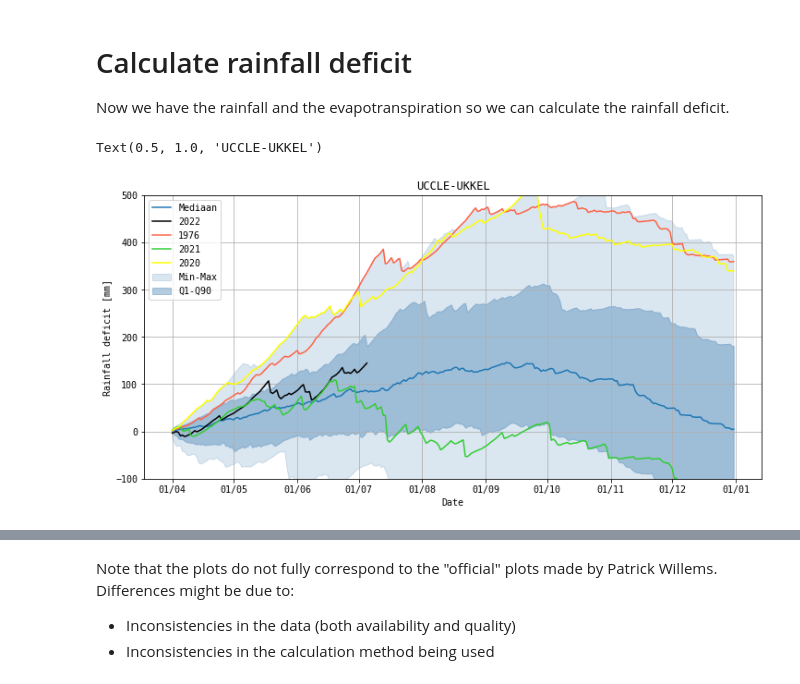
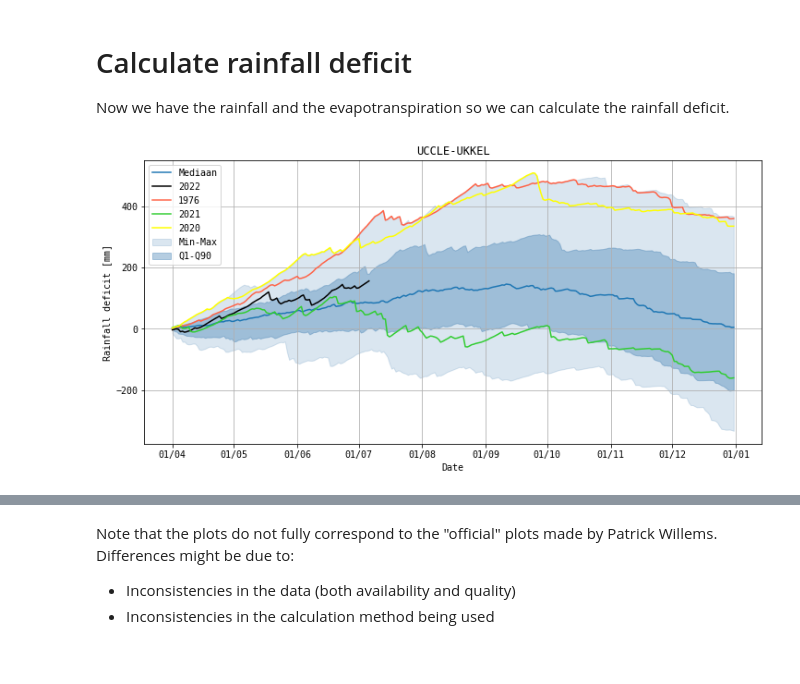
Before and after one commit to TimFranken/openkmi, a Jupyter notebook: examples/tutorial_neerslag_overschot.ipynb, the cells around one changed output, grey strips where cells are left out. Drawn from its saved outputs; the diff is of its cells as text; code cells hidden in the pictures.

```diff
--- a/examples/tutorial_neerslag_overschot.ipynb
+++ b/examples/tutorial_neerslag_overschot.ipynb
@@ -89,13 +111,14 @@ df = kmi.get_data(station_code, start_date='1950-01-01T00:00:00', end_date= date
 df.loc[df['humidity_relative'] > 100, 'humidity_relative'] = 100
 # %%
 # Transform to daily mean, min and max values
-df_d = df.resample('d').mean()[['temp', 'wind_speed', 'sun_duration_24hours']]
+df_d = df.resample('d').mean()[['temp', 'wind_speed', 'sun_duration_24hours', 'short_wave_from_sky_24hours']]
 df_d['tmin'] = df.resample('d').min()['temp']
 df_d['tmax'] = df.resample('d').max()['temp']
 df_d['rh_min'] = df.resample('d').min()['humidity_relative']
 df_d['rh_max'] = df.resample('d').max()['humidity_relative']
 # Sun duration is in minutes while we need it in hours
 df_d['sun_duration_24hours'] = df_d['sun_duration_24hours'] / 60
+df_d['short_wave_from_sky_24hours'] = df_d['short_wave_from_sky_24hours'] * 1e-6
 df_d['doy'] = df_d.index.dayofyear
 # %%
 # Filling some "smaller" gaps
@@ -137,13 +161,13 @@ Important to note that for sun_duration and RH we only have data from 2015 and 1
 ## Calculation
 # %%
 # This function uses pyeto to calculate the penman-monteith evp for Uccle
-def get_montheith_evp(tmin, tmax, rh_min, rh_max, tmean, sunshine_hours, day_of_year, ws, altitude=100, lat=50.48):
+def get_montheith_evp(tmin, tmax, rh_min, rh_max, tmean, sunshine_hours, day_of_year, ws, short_wave_from_sky, altitude=100, lat=50.48):
     svp_tmin = pyeto.svp_from_t(tmin)
     svp_tmax = pyeto.svp_from_t(tmax)
-    # If RH not availble that we use tmin instead of RH
     if not np.isnan(rh_max) and not np.isnan(rh_max):
         ea = pyeto.avp_from_rhmin_rhmax(svp_tmin, svp_tmax, rh_min, rh_max)
     else:
+        # If RH not availble that we use tmin instead of RH
         ea = pyeto.avp_from_tmin(tmin)
     es = pyeto.mean_svp(tmin, tmax)
     sol_dec = pyeto.sol_dec(day_of_year)
@@ -152,11 +176,16 @@ def get_montheith_evp(tmin, tmax, rh_min, rh_max, tmean, sunshine_hours, day_of_
     ird = pyeto.inv_rel_dist_earth_sun(day_of_year)
     et_rad = pyeto.et_rad(pyeto.deg2rad(lat), sol_dec, sha, ird)
     cs_rad = pyeto.cs_rad(pyeto.deg2rad(lat), et_rad)
-    # If sunshine hours not available that we calculate it from temperature
-    if not np.isnan(sunshine_hours):
-        sol_rad = pyeto.sol_rad_from_sun_hours(daylight_hours, sunshine_hours, et_rad)
+    if np.isnan(short_wave_from_sky):
+        # If not available: Use sunshine hours to calculatie
+        if not np.isnan(sunshine_hours):
+            sol_rad = pyeto.sol_rad_from_sun_hours(daylight_hours, sunshine_hours, et_rad)
+        else:
+            # If sunshine hours not available that we calculate it from temperature
+            sol_rad = pyeto.sol_rad_from_t(et_rad, cs_rad, tmin, tmax, False)
     else:
-        sol_rad = pyeto.sol_rad_from_t(et_rad, cs_rad, tmin, tmax, False)
+        # When short_wave_from_sky available: Use this
+        sol_rad = short_wave_from_sky
     ni_sw_rad = pyeto.net_in_sol_rad(sol_rad, albedo=0.23)
     no_lw_rad = pyeto.net_out_lw_rad(tmin +273.16, tmax + 273.16, sol_rad, cs_rad, ea)
     net_rad = pyeto.net_rad(ni_sw_rad, no_lw_rad)
@@ -182,8 +211,8 @@ assert(round(get_montheith_evp(tmin, tmax, rh_min, rh_max, tmean, sunshine_hours
 df_d['evp'] = np.nan
 for i in df_d.index:
     df_d.loc[i, 'evp'] = get_montheith_evp(df_d.loc[i, 'tmin'], df_d.loc[i, 'tmax'], df_d.loc[i, 'rh_min'], df_d.loc[i, 'rh_max'], df_d.loc[i, 'temp'],
-                                           df_d.loc[i, 'sun_duration_24hours'], df_d.loc[i, 'doy'], df_d.loc[i, 'wind_speed'], altitude=stations.loc[station_code, 'altitude'],
-                                          lat=float(stations.loc[station_code, 'the_geom'].split('(')[1].split(' ')[0]))
+                                           df_d.loc[i, 'sun_duration_24hours'], df_d.loc[i, 'doy'], df_d.loc[i, 'wind_speed'], df_d.loc[i, 'short_wave_from_sky_24hours'],
+                                           altitude=stations.loc[station_code, 'altitude'], lat=float(stations.loc[station_code, 'the_geom'].split('(')[1].split(' ')[0]))
 # %% [markdown]
 # Calculate rainfall deficit
 
@@ -193,35 +222,35 @@ df_f = df_r.join(df_d['evp'])
 df_f['neerslagtekort'] = df_f['evp'] - df_f['precip_quantity']
 # %%
 # Pivot the df so we can easily check the plot
-df_f['year'] = df_d.index.year
-df_f['doy'] = df_d.index.dayofyear
+df_f['year'] = df_f.index.year
+df_f['doy'] = df_f.index.dayofyear
+# df_dd = df_f.pivot(index='doy', columns='year', values='neerslagtekort')
 df_dd = df_f.pivot(index='doy', columns='year', values='neerslagtekort')
 # We sort of ignore the leap years for now
 df_dd = df_dd.iloc[:-1,:]
 # %%
 # Make a nice overview plot
 plt.rcParams['font.family'] = 'MonoSpace'
 
 fig, ax = plt.subplots(figsize=(10,5), constrained_layout=True)
 
 # We start from april first in the plot which is doy: 91 (still neglecting leap years)
 trunc = 91
 xas = [datetime.datetime(2021, 1, 1) + datetime.timedelta(x - 1) for x in df_dd.index]
 ax.fill_between(xas[trunc-1:], df_dd.truncate(before=trunc).cumsum().min(axis=1), df_dd.truncate(before=trunc).cumsum().max(axis=1), alpha=.2, color='steelblue')
 ax.fill_between(xas[trunc-1:], df_dd.truncate(before=trunc).cumsum().quantile(.1, axis=1), df_dd.truncate(before=trunc).cumsum().quantile(.9, axis=1), color='steelblue', alpha=.4)
 ax.plot(xas[trunc-1:], df_dd.truncate(before=trunc).cumsum().quantile(.5, axis=1))
 ax.plot(xas[trunc-1:], df_dd[2022].truncate(before=trunc).cumsum(),  color='black')
 ax.plot(xas[trunc-1:], df_dd[1976].truncate(before=trunc).cumsum(),  color='tomato')
 ax.plot(xas[trunc-1:], df_dd[2021].truncate(before=trunc).cumsum(),  color='limegreen')
 ax.plot(xas[trunc-1:], df_dd[2020].truncate(before=trunc).cumsum(),  color='yellow')
 ax.grid()
-ax.set_ylim([-100,500])
+# ax.set_ylim([-100,500])
 myFmt = mdates.DateFormatter('%d/%m')
 ax.xaxis.set_major_formatter(myFmt)
 ax.legend(['Mediaan', '2022', '1976', '2021', '2020', 'Min-Max', 'Q1-Q90'], loc=2)
 ax.set_ylabel('Rainfall deficit [mm]')
 ax.set_xlabel('Date')
-ax.set_title(stations.loc[station_code, 'name'])
+ax.set_title(stations.loc[station_code, 'name']);
 # %% [output]
-Text(0.5, 1.0, 'UCCLE-UKKEL')
-[figure, old version]
+[figure, new version]
```
Also changed, not shown: parts of 7 cells of this notebook.
